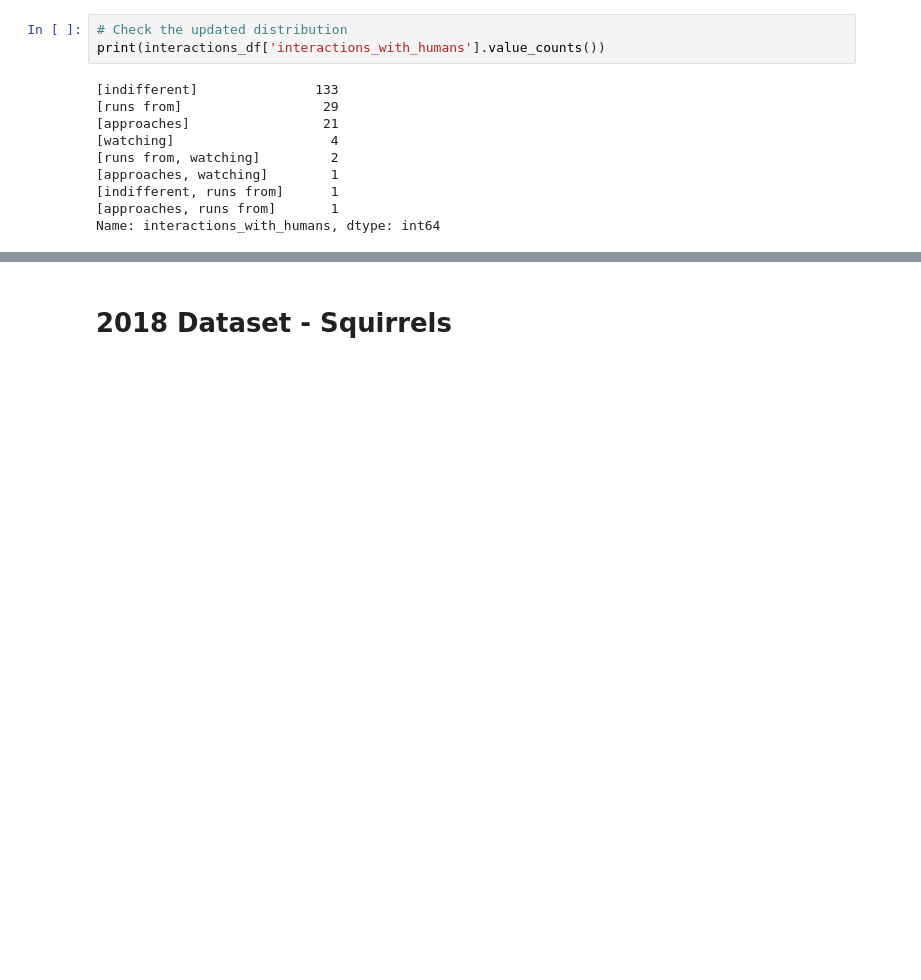
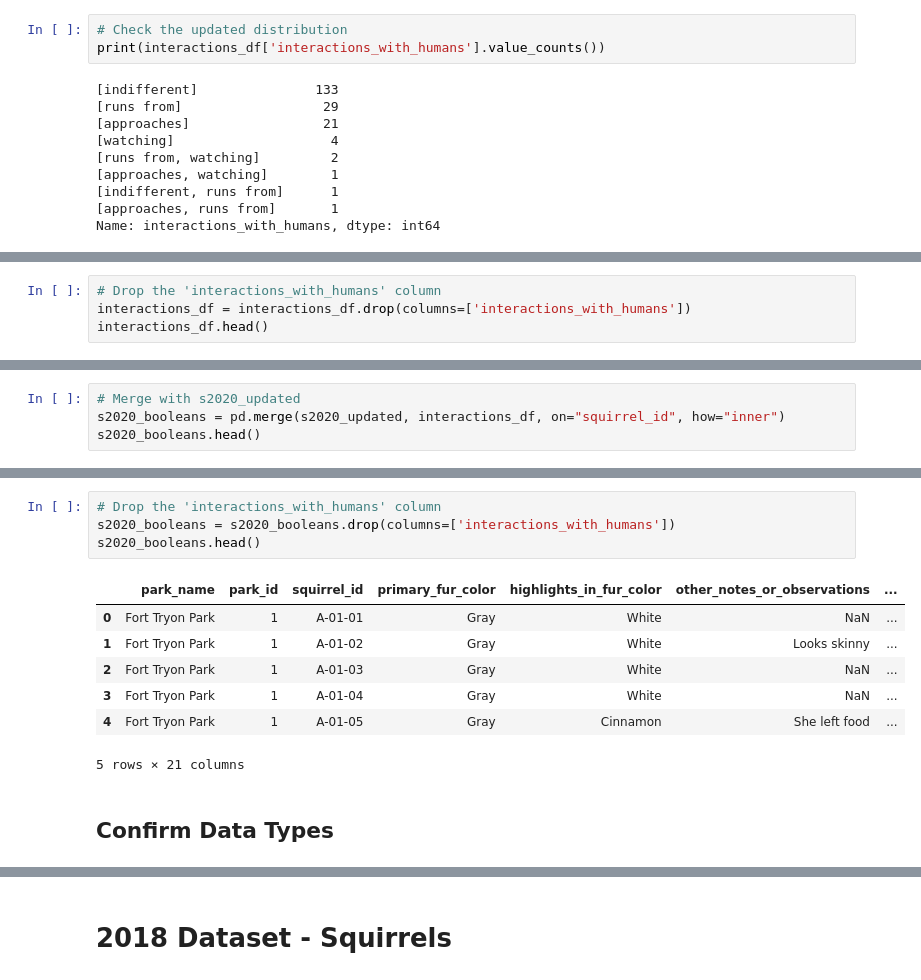
Before and after one commit to alyssahondrade/we-the-new-york-city-squirrels, a Jupyter notebook: squirrel_cleaning.ipynb, the cells around one changed output, grey strips where cells are left out. Drawn from its saved outputs; the diff is of its cells as text; blank space fills up the shorter version.

```diff
--- a/squirrel_cleaning.ipynb
+++ b/squirrel_cleaning.ipynb
@@ -413,0 +452,4 @@ Name: interactions_with_humans, dtype: int64
+# %%
+# Drop the 'interactions_with_humans' column
+interactions_df = interactions_df.drop(columns=['interactions_with_humans'])
+interactions_df.head()
@@ -413,0 +463,4 @@ Name: interactions_with_humans, dtype: int64
+# %%
+# Merge with s2020_updated
+s2020_booleans = pd.merge(s2020_updated, interactions_df, on="squirrel_id", how="inner")
+s2020_booleans.head()
@@ -413,0 +475,14 @@ Name: interactions_with_humans, dtype: int64
+# %%
+# Drop the 'interactions_with_humans' column
+s2020_booleans = s2020_booleans.drop(columns=['interactions_with_humans'])
+s2020_booleans.head()
+# %% [output]
+|  | park_name | park_id | squirrel_id | primary_fur_color | highlights_in_fur_color | other_notes_or_observations | ... |
+| 0 | Fort Tryon Park | 1 | A-01-01 | Gray | White | NaN | ... |
+| 1 | Fort Tryon Park | 1 | A-01-02 | Gray | White | Looks skinny | ... |
+| 2 | Fort Tryon Park | 1 | A-01-03 | Gray | White | NaN | ... |
+| 3 | Fort Tryon Park | 1 | A-01-04 | Gray | White | NaN | ... |
+| 4 | Fort Tryon Park | 1 | A-01-05 | Gray | Cinnamon | She left food | ... |
+5 rows × 21 columns
+# %% [markdown]
+## Confirm Data Types
```
Also changed, not shown: parts of 9 cells of this notebook.
